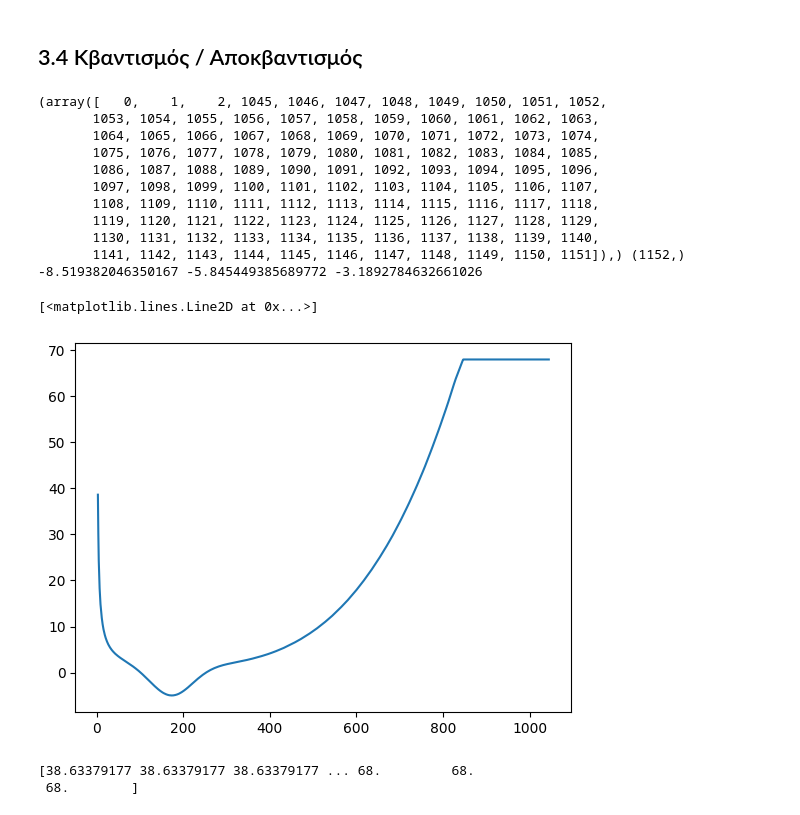
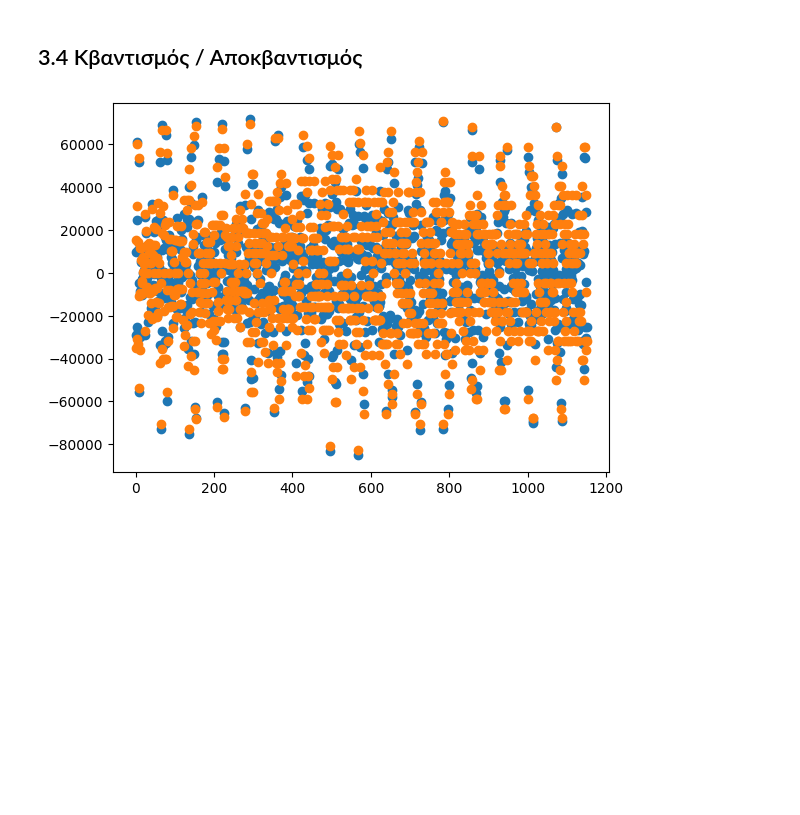
Before and after one commit to andriotis/mp3, a Jupyter notebook: main.ipynb, the cells around one changed output. Saved outputs shown, nothing was run; the diff lists cells and outputs as text; code cells hidden in the pictures; blank space fills up the shorter version.

```diff
--- a/main.ipynb
+++ b/main.ipynb
@@ -371,14 +376,13 @@ def all_bands_quantizer(c, Tg):
   cs, sc = DCT_band_scale(c)
 
   for band in np.unique(cb):
-
     c_hat_quantizer = quantizer(cs[cb == band], B[band - 1])
     c_hat_dequantizer = dequantizer(c_hat_quantizer, B[band - 1])
     c_hat_scaled = np.sign(c_hat_dequantizer) * np.abs(c_hat_dequantizer * sc[band - 1]) ** (4/3)
     e = np.abs(c[cb == band].reshape(-1) - c_hat_scaled)
     P_b = 10 * np.log10(e ** 2)
 
-    while not (np.all(P_b < Tg[cb == band])):
+    while np.any(P_b > Tg[cb == band]):
       B[band - 1] += 1
       c_hat_quantizer = quantizer(cs[cb == band], B[band - 1])
       c_hat_dequantizer = dequantizer(c_hat_quantizer, B[band - 1])
@@ -399,52 +403,18 @@ def all_bands_dequantizer(symb_index, SF, B):
 # %%
 frames = np.split(ary=Ytot,
                   indices_or_sections=int(len(Ytot) / N),
                   axis=0)
 
-# for frame in frames:
-#   c = frameDCT(frame)
-#   D = Dksparse(c.shape[0])
-#   Tg = psycho(c, D)
-#   symb_index, SF, B = all_bands_quantizer(frameDCT(frame), Tg)
-#   print(B)
-#   c_hat = all_bands_dequantizer(symb_index.astype(int), SF, B)
-#   plt.plot(c[:100], 'o')
-#   plt.plot(c_hat[:100], 'o')
-#   plt.show()
-#   break
+percent = 0.75
+for (i, frame) in enumerate(frames):
+  c = frameDCT(frame)
+  D = Dksparse(c.shape[0])
+  Tg = percent * psycho(c, D)
+  symb_index, SF, B = all_bands_quantizer(frameDCT(frame), Tg)
+  c_hat = all_bands_dequantizer(symb_index.astype(int), SF, B)
+  plt.plot(c, 'o')
+  plt.plot(c_hat, 'o')
+  plt.show()
+  break
+# %% [output]
+[figure, added]
-# %%
-print(np.where(np.isnan(Tq)), Tq.shape, Tq[4] - Tq[3], Tq[5] - Tq[4], Tq[6] - Tq[5])
-plt.plot(Tq)
-# %% [output]
-(array([   0,    1,    2, 1045, 1046, 1047, 1048, 1049, 1050, 1051, 1052,
-       1053, 1054, 1055, 1056, 1057, 1058, 1059, 1060, 1061, 1062, 1063,
-       1064, 1065, 1066, 1067, 1068, 1069, 1070, 1071, 1072, 1073, 1074,
-       1075, 1076, 1077, 1078, 1079, 1080, 1081, 1082, 1083, 1084, 1085,
-       1086, 1087, 1088, 1089, 1090, 1091, 1092, 1093, 1094, 1095, 1096,
-       1097, 1098, 1099, 1100, 1101, 1102, 1103, 1104, 1105, 1106, 1107,
-       1108, 1109, 1110, 1111, 1112, 1113, 1114, 1115, 1116, 1117, 1118,
-       1119, 1120, 1121, 1122, 1123, 1124, 1125, 1126, 1127, 1128, 1129,
-       1130, 1131, 1132, 1133, 1134, 1135, 1136, 1137, 1138, 1139, 1140,
-       1141, 1142, 1143, 1144, 1145, 1146, 1147, 1148, 1149, 1150, 1151]),) (1152,) -8.519382046350167 -5.845449385689772 -3.1892784632661026
-[<matplotlib.lines.Line2D at 0x...>]
-[figure, removed]
-# %%
-import numpy as np
-
-# Create a numpy array with some np.nan values
-arr = Tq
-
-# Indices of the known data points
-x = np.arange(arr.shape[0])
-
-# Indices of the nan values
-nan_indices = np.isnan(arr)
-
-# Interpolate the actual values in place of the np.nan values
-arr[nan_indices] = np.interp(x[nan_indices], x[~nan_indices], arr[~nan_indices])
-
-# The array now contains only actual values, with no np.nan values
-print(arr)
-# %% [output]
-[38.63379177 38.63379177 38.63379177 ... 68.         68.
- 68.        ]
```
Also changed, not shown: parts of 3 cells of this notebook.
